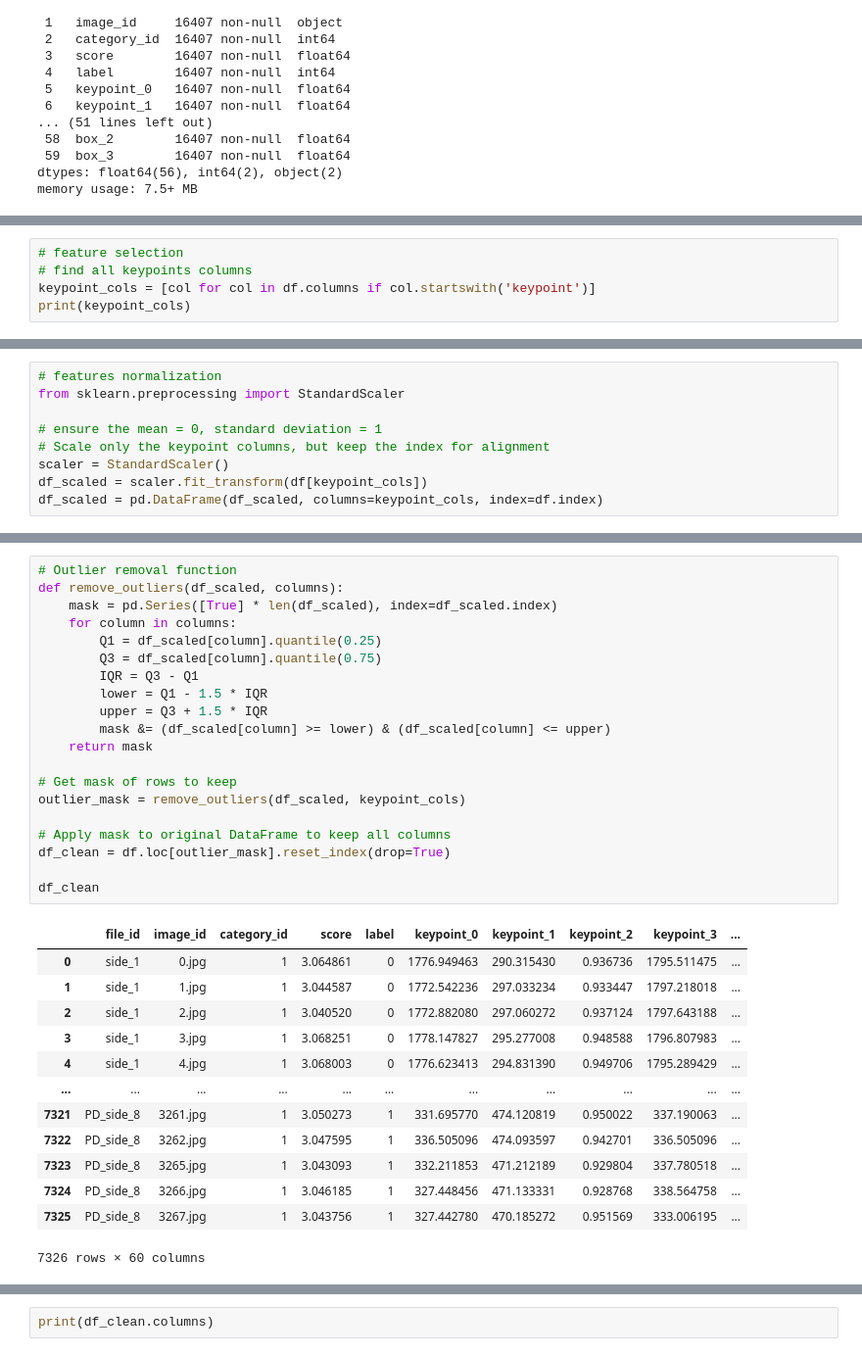
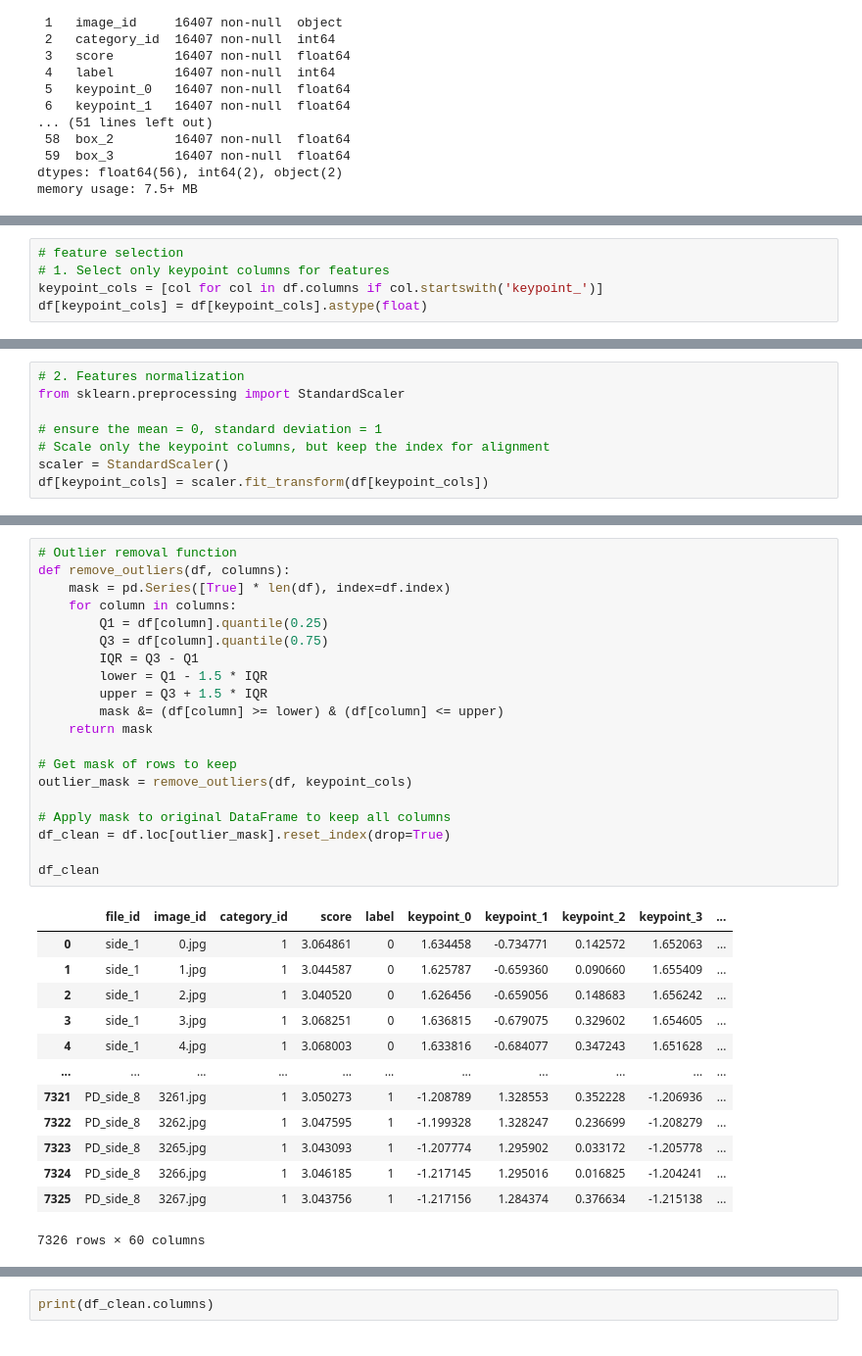
Before and after one commit to insyirahazman/AlphaPose-for-Pose-Estimation, a Jupyter notebook: AlphaPose.ipynb, the cells around one changed output, grey strips where cells are left out. Shown at 98% size. Saved outputs shown, nothing was run; the diff lists cells and outputs as text.

```diff
--- a/AlphaPose.ipynb
+++ b/AlphaPose.ipynb
@@ -159,5 +159,5 @@ memory usage: 7.5+ MB
 # %%
 # feature selection
-# find all keypoints columns
-keypoint_cols = [col for col in df.columns if col.startswith('keypoint')]
-print(keypoint_cols)
+# 1. Select only keypoint columns for features
+keypoint_cols = [col for col in df.columns if col.startswith('keypoint_')]
+df[keypoint_cols] = df[keypoint_cols].astype(float)
@@ -166,9 +164,8 @@ print(keypoint_cols)
 # %%
-# features normalization
+# 2. Features normalization
 from sklearn.preprocessing import StandardScaler
 
 # ensure the mean = 0, standard deviation = 1
 # Scale only the keypoint columns, but keep the index for alignment
 scaler = StandardScaler()
-df_scaled = scaler.fit_transform(df[keypoint_cols])
-df_scaled = pd.DataFrame(df_scaled, columns=keypoint_cols, index=df.index)
+df[keypoint_cols] = scaler.fit_transform(df[keypoint_cols])
@@ -175,36 +190,36 @@ df_scaled = pd.DataFrame(df_scaled, columns=keypoint_cols, index=df.index)
 # %%
 # Outlier removal function
-def remove_outliers(df_scaled, columns):
-    mask = pd.Series([True] * len(df_scaled), index=df_scaled.index)
+def remove_outliers(df, columns):
+    mask = pd.Series([True] * len(df), index=df.index)
     for column in columns:
-        Q1 = df_scaled[column].quantile(0.25)
-        Q3 = df_scaled[column].quantile(0.75)
+        Q1 = df[column].quantile(0.25)
+        Q3 = df[column].quantile(0.75)
         IQR = Q3 - Q1
         lower = Q1 - 1.5 * IQR
         upper = Q3 + 1.5 * IQR
-        mask &= (df_scaled[column] >= lower) & (df_scaled[column] <= upper)
+        mask &= (df[column] >= lower) & (df[column] <= upper)
     return mask
 
 # Get mask of rows to keep
-outlier_mask = remove_outliers(df_scaled, keypoint_cols)
+outlier_mask = remove_outliers(df, keypoint_cols)
 
 # Apply mask to original DataFrame to keep all columns
 df_clean = df.loc[outlier_mask].reset_index(drop=True)
 
 df_clean
 # %% [output]
 |  | file_id | image_id | category_id | score | label | keypoint_0 | keypoint_1 | keypoint_2 | keypoint_3 | ... |
-| 0 | side_1 | 0.jpg | 1 | 3.064861 | 0 | 1776.949463 | 290.315430 | 0.936736 | 1795.511475 | ... |
-| 1 | side_1 | 1.jpg | 1 | 3.044587 | 0 | 1772.542236 | 297.033234 | 0.933447 | 1797.218018 | ... |
-| 2 | side_1 | 2.jpg | 1 | 3.040520 | 0 | 1772.882080 | 297.060272 | 0.937124 | 1797.643188 | ... |
-| 3 | side_1 | 3.jpg | 1 | 3.068251 | 0 | 1778.147827 | 295.277008 | 0.948588 | 1796.807983 | ... |
-| 4 | side_1 | 4.jpg | 1 | 3.068003 | 0 | 1776.623413 | 294.831390 | 0.949706 | 1795.289429 | ... |
+| 0 | side_1 | 0.jpg | 1 | 3.064861 | 0 | 1.634458 | -0.734771 | 0.142572 | 1.652063 | ... |
+| 1 | side_1 | 1.jpg | 1 | 3.044587 | 0 | 1.625787 | -0.659360 | 0.090660 | 1.655409 | ... |
+| 2 | side_1 | 2.jpg | 1 | 3.040520 | 0 | 1.626456 | -0.659056 | 0.148683 | 1.656242 | ... |
+| 3 | side_1 | 3.jpg | 1 | 3.068251 | 0 | 1.636815 | -0.679075 | 0.329602 | 1.654605 | ... |
+| 4 | side_1 | 4.jpg | 1 | 3.068003 | 0 | 1.633816 | -0.684077 | 0.347243 | 1.651628 | ... |
 | ... | ... | ... | ... | ... | ... | ... | ... | ... | ... | ... |
-| 7321 | PD_side_8 | 3261.jpg | 1 | 3.050273 | 1 | 331.695770 | 474.120819 | 0.950022 | 337.190063 | ... |
-| 7322 | PD_side_8 | 3262.jpg | 1 | 3.047595 | 1 | 336.505096 | 474.093597 | 0.942701 | 336.505096 | ... |
-| 7323 | PD_side_8 | 3265.jpg | 1 | 3.043093 | 1 | 332.211853 | 471.212189 | 0.929804 | 337.780518 | ... |
-| 7324 | PD_side_8 | 3266.jpg | 1 | 3.046185 | 1 | 327.448456 | 471.133331 | 0.928768 | 338.564758 | ... |
-| 7325 | PD_side_8 | 3267.jpg | 1 | 3.043756 | 1 | 327.442780 | 470.185272 | 0.951569 | 333.006195 | ... |
+| 7321 | PD_side_8 | 3261.jpg | 1 | 3.050273 | 1 | -1.208789 | 1.328553 | 0.352228 | -1.206936 | ... |
+| 7322 | PD_side_8 | 3262.jpg | 1 | 3.047595 | 1 | -1.199328 | 1.328247 | 0.236699 | -1.208279 | ... |
+| 7323 | PD_side_8 | 3265.jpg | 1 | 3.043093 | 1 | -1.207774 | 1.295902 | 0.033172 | -1.205778 | ... |
+| 7324 | PD_side_8 | 3266.jpg | 1 | 3.046185 | 1 | -1.217145 | 1.295016 | 0.016825 | -1.204241 | ... |
+| 7325 | PD_side_8 | 3267.jpg | 1 | 3.043756 | 1 | -1.217156 | 1.284374 | 0.376634 | -1.215138 | ... |
 7326 rows × 60 columns
 # %%
 # data visualization before and after removing outliers
```
Also changed, not shown: parts of 20 cells of this notebook.
